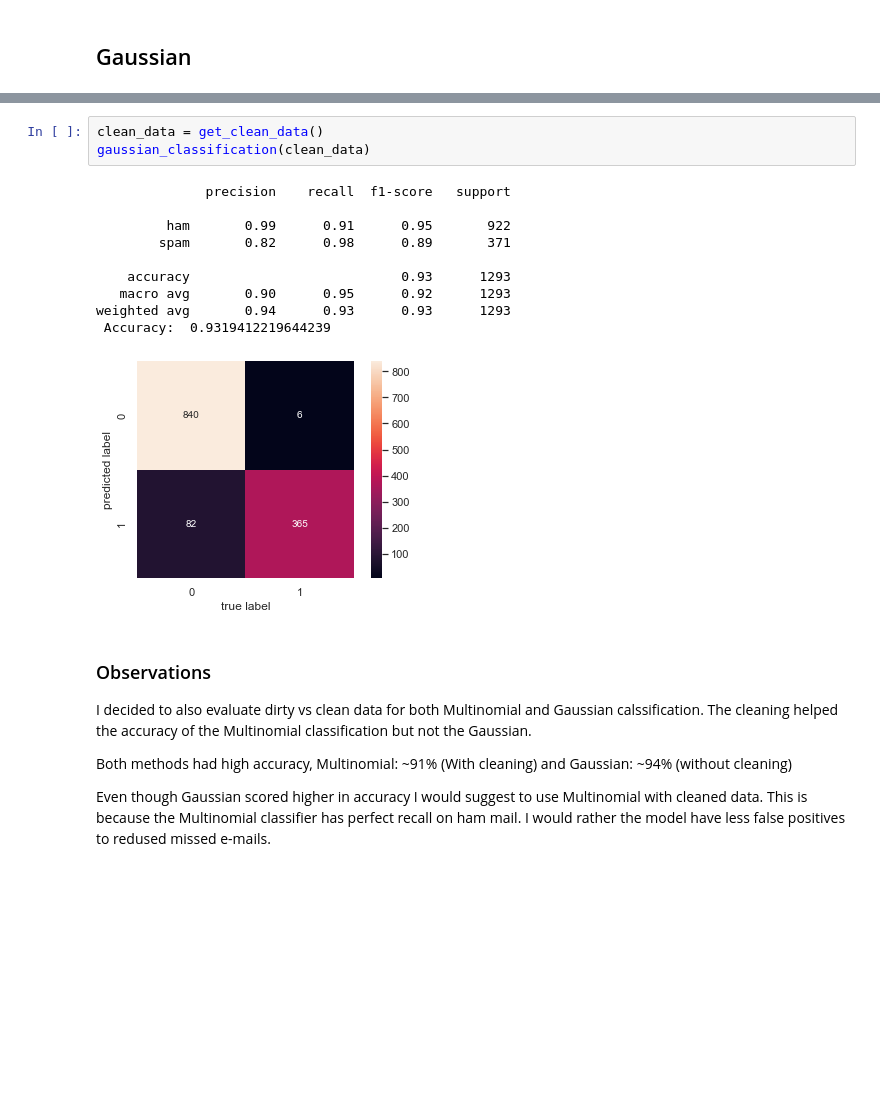
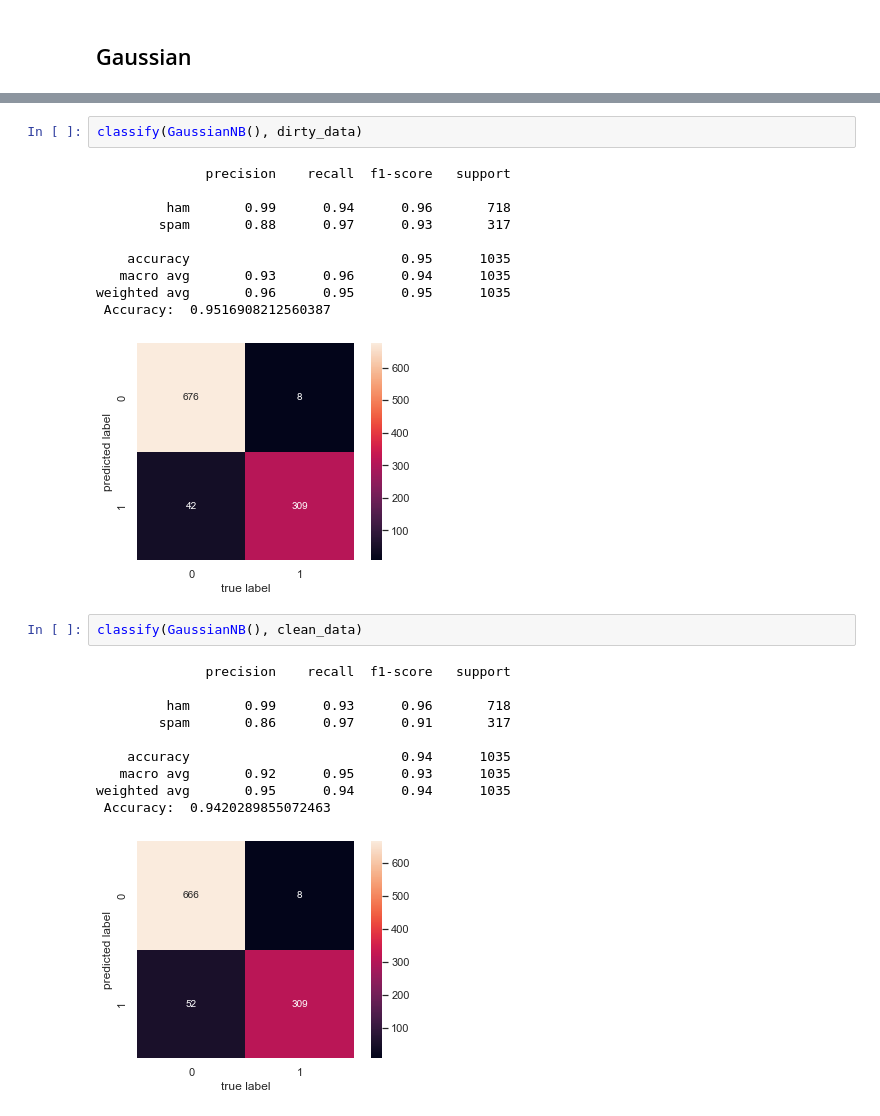
Before and after one commit to aaiml/CSCN8000-lab-submissions, a Jupyter notebook: students-submissions/7526387/lab2.ipynb, the cells around one changed output, grey strips where cells are left out. Saved outputs shown, nothing was run; the diff lists cells and outputs as text; blank space fills up the shorter version.

Commit message:
Was using two different methods of feature extraction, changed it to only one for a better comparison

```diff
--- a/students-submissions/7526387/lab2.ipynb
+++ b/students-submissions/7526387/lab2.ipynb
@@ -145,21 +111,26 @@ weighted avg       0.94      0.94      0.94      1293
-# %%
-clean_data = get_clean_data()
-gaussian_classification(clean_data)
-# %% [output]
-              precision    recall  f1-score   support
-
-         ham       0.99      0.91      0.95       922
-        spam       0.82      0.98      0.89       371
-
-    accuracy                           0.93      1293
-   macro avg       0.90      0.95      0.92      1293
-weighted avg       0.94      0.93      0.93      1293
- Accuracy:  0.9319412219644239
-[figure, removed]
-# %% [markdown]
-### Observations
-I decided to also evaluate dirty vs clean data for both Multinomial and Gaussian calssification. The cleaning helped the accuracy of the Multinomial classification but not the Gaussian.
-
-Both methods had high accuracy, Multinomial: ~91% (With cleaning) and Gaussian: ~94% (without cleaning)
-
-Even though Gaussian scored higher in accuracy I would suggest to use Multinomial with cleaned data. This is because the Multinomial classifier has perfect recall on ham mail. I would rather the model have less false positives to redused missed e-mails.
+# %%
+classify(GaussianNB(), dirty_data)
+# %% [output]
+              precision    recall  f1-score   support
+
+         ham       0.99      0.94      0.96       718
+        spam       0.88      0.97      0.93       317
+
+    accuracy                           0.95      1035
+   macro avg       0.93      0.96      0.94      1035
+weighted avg       0.96      0.95      0.95      1035
+ Accuracy:  0.9516908212560387
+[figure, added]
+# %%
+classify(GaussianNB(), clean_data)
+# %% [output]
+              precision    recall  f1-score   support
+
+         ham       0.99      0.93      0.96       718
+        spam       0.86      0.97      0.91       317
+
+    accuracy                           0.94      1035
+   macro avg       0.92      0.95      0.93      1035
+weighted avg       0.95      0.94      0.94      1035
+ Accuracy:  0.9420289855072463
+[figure, added]
```
Also changed, not shown: parts of 17 cells of this notebook.
